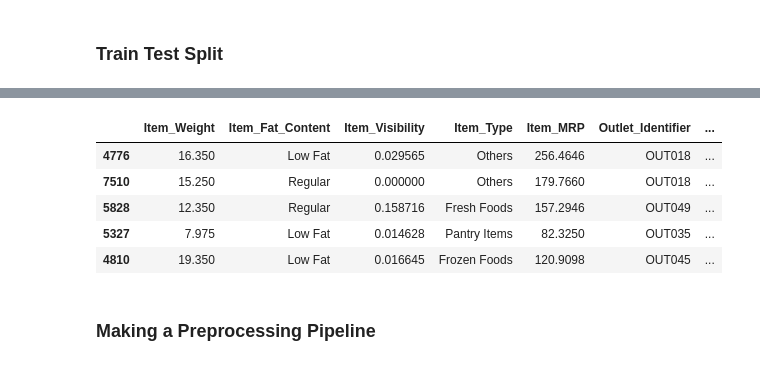
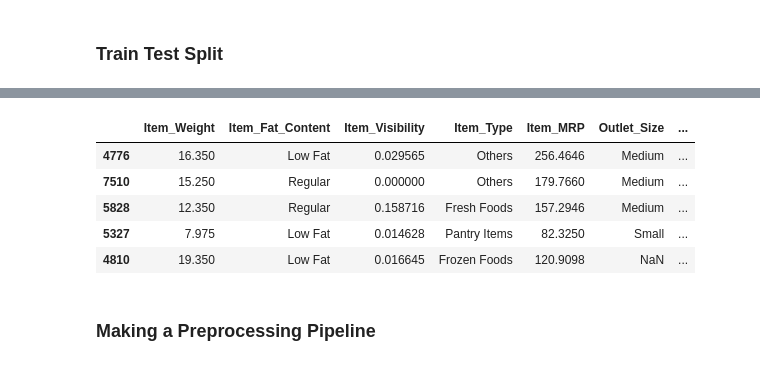
Before and after one commit to hekmat-ashqer/Prediction-of-Product-Sales, a Jupyter notebook: Prediction_of_Product_Sales.ipynb, the cells around one changed output, grey strips where cells are left out. Drawn from its saved outputs; the diff is of its cells as text; code cells hidden in the pictures.

```diff
--- a/Prediction_of_Product_Sales.ipynb
+++ b/Prediction_of_Product_Sales.ipynb
@@ -1720,23 +1711,24 @@ df_new.head(10)
 # %%
 # The target we are trying to predict
 target = 'Item_Outlet_Sales'
 y = df_new[target]
 # The features we will use to make the prediction
 #commented for tuning
-X = df_new.drop(columns=[target , 'Item_Identifier'])
+#X = df_new.drop(columns=[target , 'Item_Identifier'])
+X = df_new.drop(columns=[target , 'Item_Identifier', 'Outlet_Identifier','Outlet_Establishment_Year'])
 #X = df_new.drop(columns=[target , 'Item_Identifier', 'Item_Type','Item_Weight'])
 #X = df_new.drop(columns=[target , 'Item_Identifier','Item_Weight', 'Outlet_Identifier','Outlet_Establishment_Year'])
 
 # Train test split
 X_train, X_test, y_train, y_test = train_test_split(X, y, random_state=42)
 X_train.head()
 # %% [output]
-|  | Item_Weight | Item_Fat_Content | Item_Visibility | Item_Type | Item_MRP | Outlet_Identifier | ... |
-| 4776 | 16.350 | Low Fat | 0.029565 | Others | 256.4646 | OUT018 | ... |
-| 7510 | 15.250 | Regular | 0.000000 | Others | 179.7660 | OUT018 | ... |
-| 5828 | 12.350 | Regular | 0.158716 | Fresh Foods | 157.2946 | OUT049 | ... |
-| 5327 | 7.975 | Low Fat | 0.014628 | Pantry Items | 82.3250 | OUT035 | ... |
-| 4810 | 19.350 | Low Fat | 0.016645 | Frozen Foods | 120.9098 | OUT045 | ... |
+|  | Item_Weight | Item_Fat_Content | Item_Visibility | Item_Type | Item_MRP | Outlet_Size | ... |
+| 4776 | 16.350 | Low Fat | 0.029565 | Others | 256.4646 | Medium | ... |
+| 7510 | 15.250 | Regular | 0.000000 | Others | 179.7660 | Medium | ... |
+| 5828 | 12.350 | Regular | 0.158716 | Fresh Foods | 157.2946 | Medium | ... |
+| 5327 | 7.975 | Low Fat | 0.014628 | Pantry Items | 82.3250 | Small | ... |
+| 4810 | 19.350 | Low Fat | 0.016645 | Frozen Foods | 120.9098 | NaN | ... |
 # %% [markdown]
 ### Making a Preprocessing Pipeline
 # %% [markdown]
```
Also changed, not shown: parts of 31 cells of this notebook, 3 other files.
